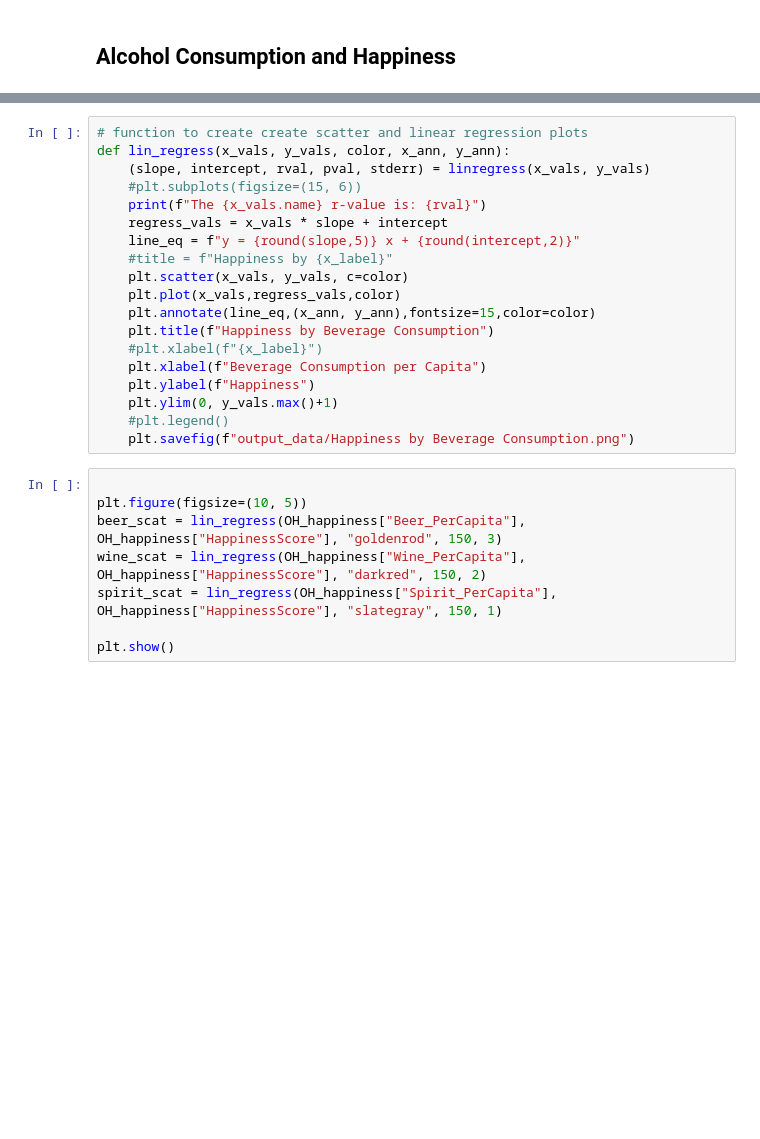
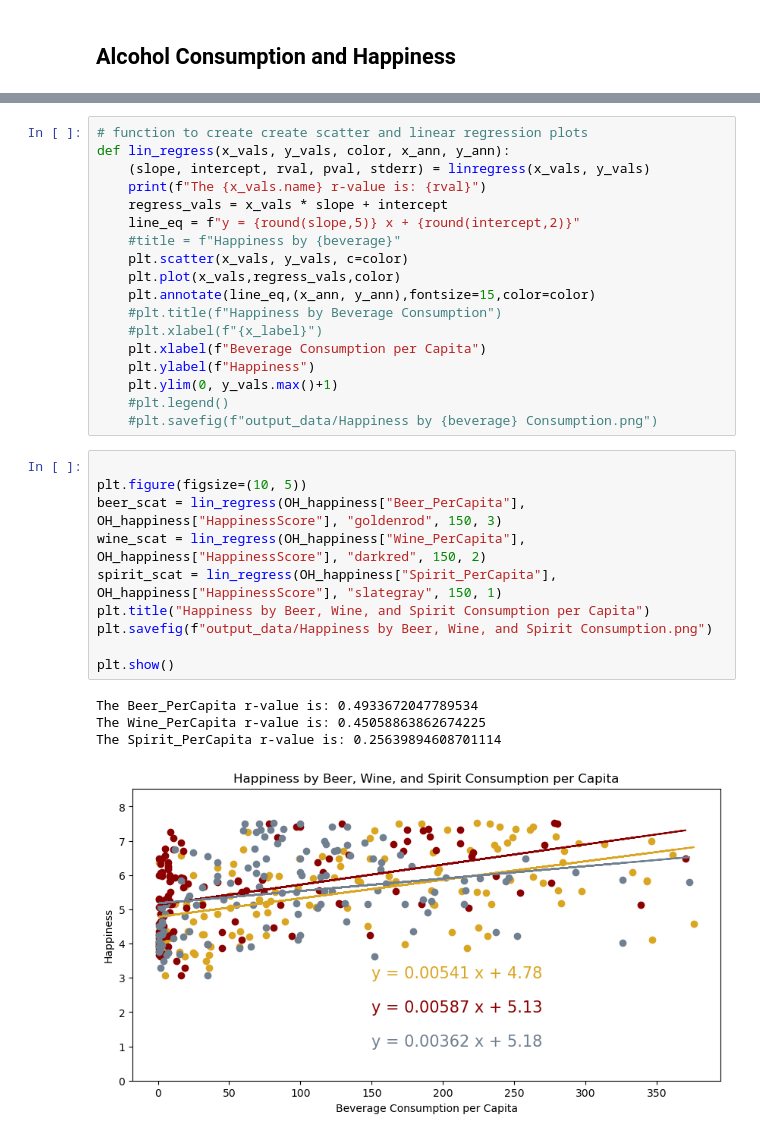
Before and after one commit to mattcaseycpa/project1, a Jupyter notebook: project.ipynb, the cells around one changed output, grey strips where cells are left out. Saved outputs shown, nothing was run; the diff lists cells and outputs as text; blank space fills up the shorter version.

Commit message:
Corrected Title setting/image saving for OH/happy

```diff
--- a/project.ipynb
+++ b/project.ipynb
@@ -388,29 +752,35 @@ len(OH_happiness)
 # function to create create scatter and linear regression plots
 def lin_regress(x_vals, y_vals, color, x_ann, y_ann):
     (slope, intercept, rval, pval, stderr) = linregress(x_vals, y_vals)
-    #plt.subplots(figsize=(15, 6))
     print(f"The {x_vals.name} r-value is: {rval}")
     regress_vals = x_vals * slope + intercept
     line_eq = f"y = {round(slope,5)} x + {round(intercept,2)}"
-    #title = f"Happiness by {x_label}"
+    #title = f"Happiness by {beverage}"
     plt.scatter(x_vals, y_vals, c=color)
     plt.plot(x_vals,regress_vals,color)
     plt.annotate(line_eq,(x_ann, y_ann),fontsize=15,color=color)
-    plt.title(f"Happiness by Beverage Consumption")
+    #plt.title(f"Happiness by Beverage Consumption")
     #plt.xlabel(f"{x_label}")
     plt.xlabel(f"Beverage Consumption per Capita")
     plt.ylabel(f"Happiness")
     plt.ylim(0, y_vals.max()+1)
     #plt.legend()
-    plt.savefig(f"output_data/Happiness by Beverage Consumption.png")
+    #plt.savefig(f"output_data/Happiness by {beverage} Consumption.png")
 # %%
 
 plt.figure(figsize=(10, 5))
 beer_scat = lin_regress(OH_happiness["Beer_PerCapita"], OH_happiness["HappinessScore"], "goldenrod", 150, 3)
 wine_scat = lin_regress(OH_happiness["Wine_PerCapita"], OH_happiness["HappinessScore"], "darkred", 150, 2)
 spirit_scat = lin_regress(OH_happiness["Spirit_PerCapita"], OH_happiness["HappinessScore"], "slategray", 150, 1)
+plt.title("Happiness by Beer, Wine, and Spirit Consumption per Capita")
+plt.savefig(f"output_data/Happiness by Beer, Wine, and Spirit Consumption.png")
 
 plt.show()
+# %% [output]
+The Beer_PerCapita r-value is: 0.4933672047789534
+The Wine_PerCapita r-value is: 0.45058863862674225
+The Spirit_PerCapita r-value is: 0.25639894608701114
+[figure, added]
 # %%
 plt.figure(figsize=(15, 5))
 
```
Also changed, not shown: parts of 49 cells of this notebook, 1 other file.
